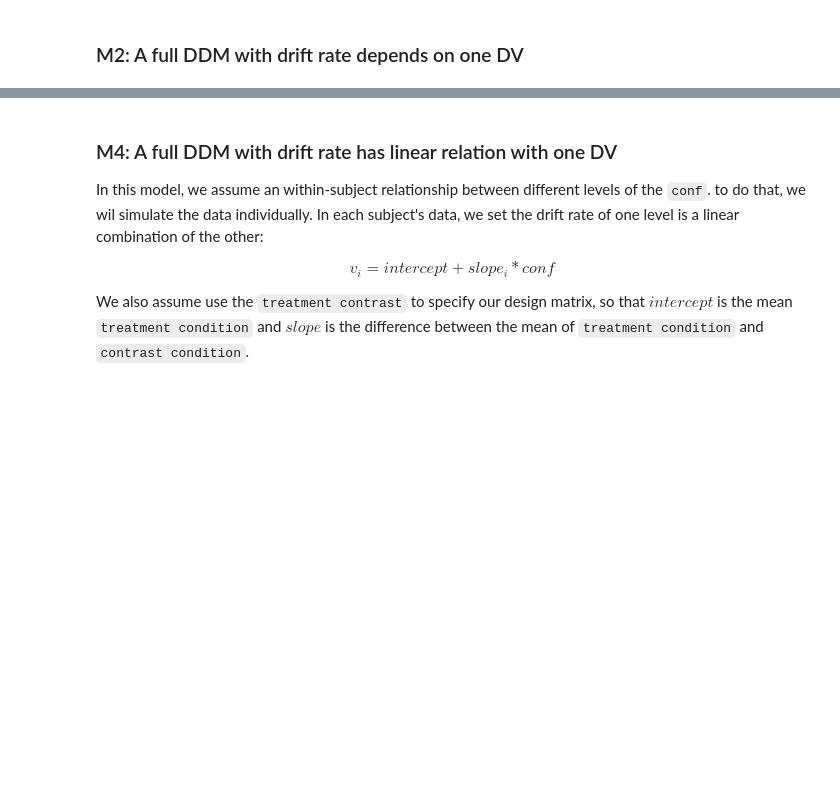
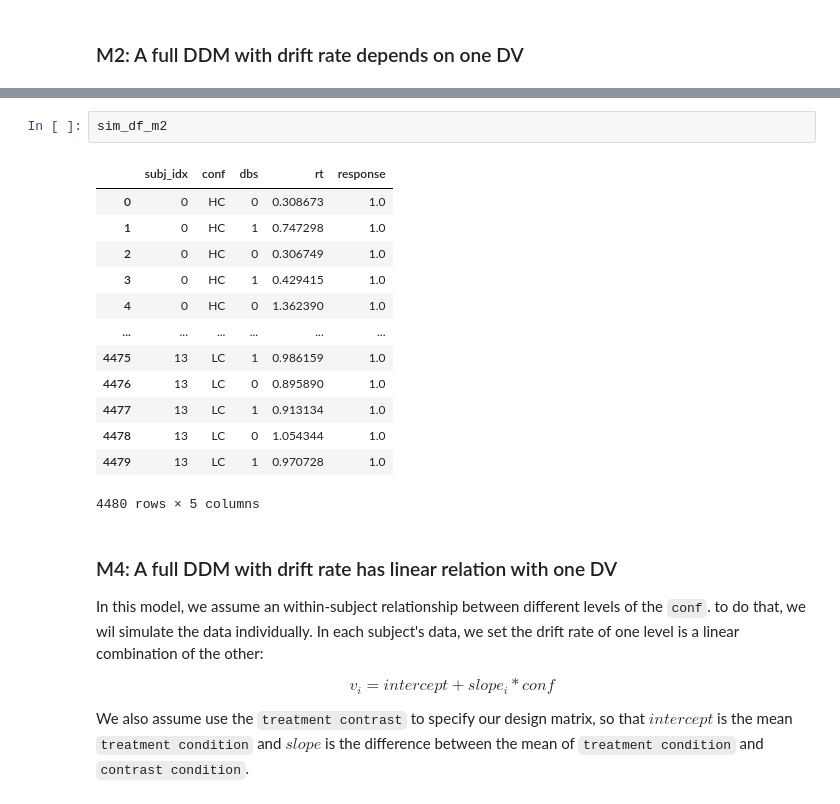
Before and after one commit to hcp4715/dockerHDDM_Guide, a Jupyter notebook: temp/HDDM_Primer_SM_Params_Recov.ipynb, the cells around one changed output, grey strips where cells are left out. Cells and saved outputs as stored; diff of their text form; blank space fills up the shorter version.

```diff
--- a/temp/HDDM_Primer_SM_Params_Recov.ipynb
+++ b/temp/HDDM_Primer_SM_Params_Recov.ipynb
@@ -131,3 +173,19 @@ sim_df_m2, sim_params_m2 = hddm.generate.gen_rand_data(params_m2,
+# %%
+sim_df_m2
+# %% [output]
+|  | subj_idx | conf | dbs | rt | response |
+| 0 | 0 | HC | 0 | 0.308673 | 1.0 |
+| 1 | 0 | HC | 1 | 0.747298 | 1.0 |
+| 2 | 0 | HC | 0 | 0.306749 | 1.0 |
+| 3 | 0 | HC | 1 | 0.429415 | 1.0 |
+| 4 | 0 | HC | 0 | 1.362390 | 1.0 |
+| ... | ... | ... | ... | ... | ... |
+| 4475 | 13 | LC | 1 | 0.986159 | 1.0 |
+| 4476 | 13 | LC | 0 | 0.895890 | 1.0 |
+| 4477 | 13 | LC | 1 | 0.913134 | 1.0 |
+| 4478 | 13 | LC | 0 | 1.054344 | 1.0 |
+| 4479 | 13 | LC | 1 | 0.970728 | 1.0 |
+4480 rows × 5 columns
 # %% [markdown]
 ### M4: A full DDM with drift rate has linear relation with one DV
 
```
Also changed, not shown: parts of 15 cells of this notebook, 1 other file.
